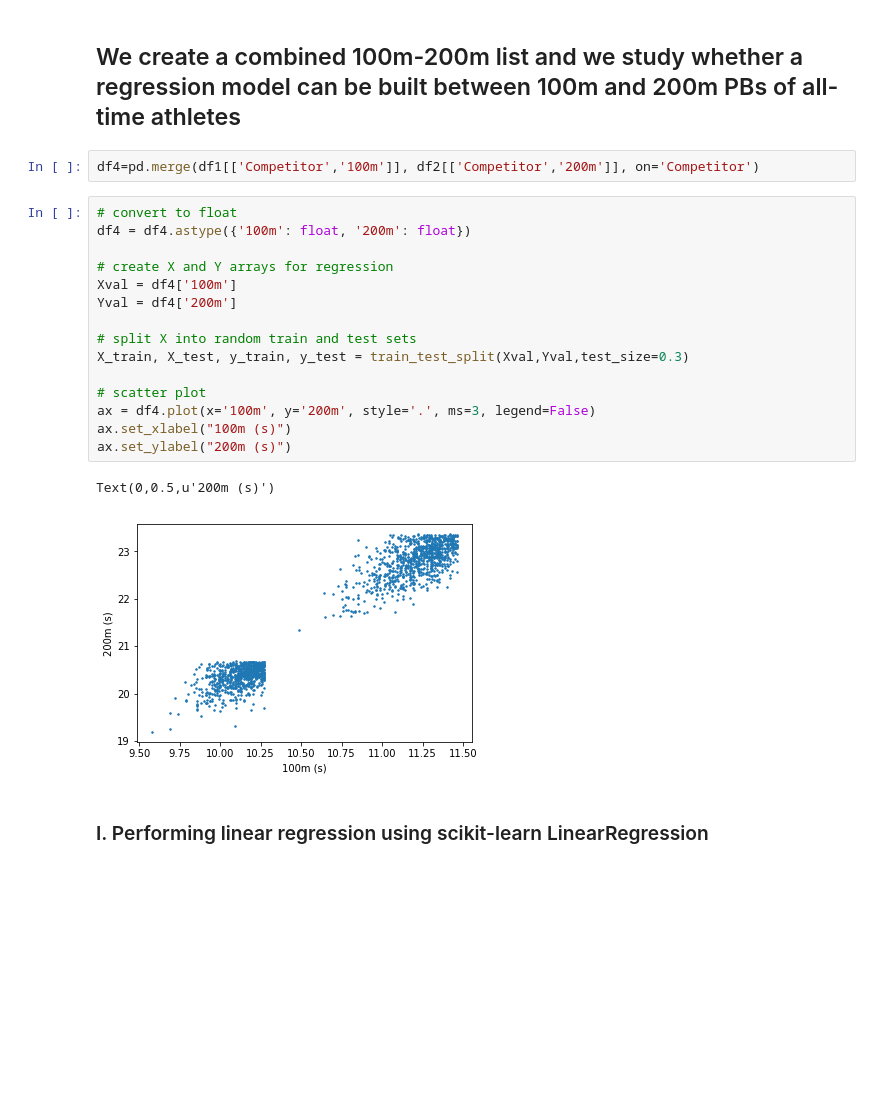
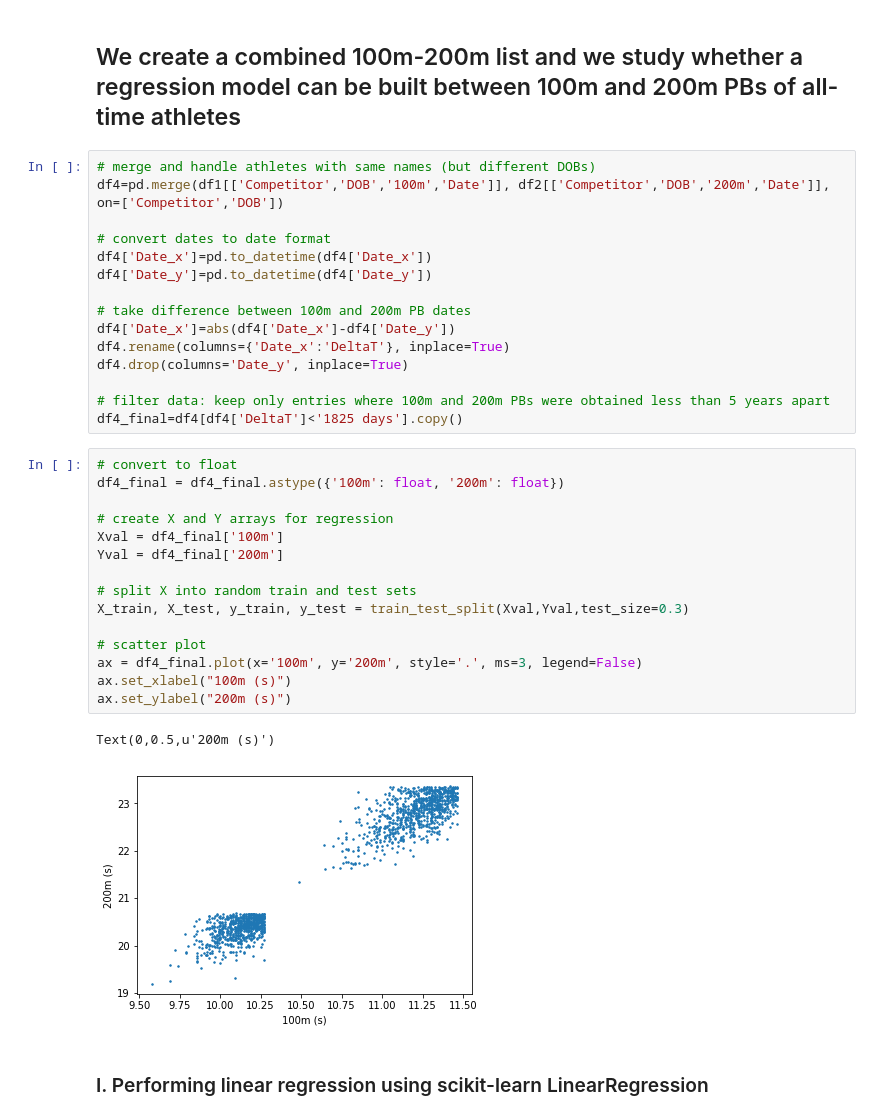
Before and after one commit to rmondini/trackandfield, a Jupyter notebook: mensprint.ipynb, the cells around one changed output. Saved outputs shown, nothing was run; the diff lists cells and outputs as text; blank space fills up the shorter version.

Commit message:
added filtering of data with 100-200 PBs more than 5 years apart

```diff
--- a/mensprint.ipynb
+++ b/mensprint.ipynb
@@ -347,26 +347,39 @@ df3.iloc[df3_posfinishindex]
 | 616 | Ben Youssef MEITÉ | 11 NOV 1986 | 14 AUG 2016 | 9.96 | CIV | 6 | 536 | 1220 | Rio de Janeiro (BRA) | +0.2 |
 # %% [markdown]
 ## We create a combined 100m-200m list and we study whether a regression model can be built between 100m and 200m PBs of all-time athletes ##
-# %%
-df4=pd.merge(df1[['Competitor','100m']], df2[['Competitor','200m']], on='Competitor')
+# %%
+# merge and handle athletes with same names (but different DOBs)
+df4=pd.merge(df1[['Competitor','DOB','100m','Date']], df2[['Competitor','DOB','200m','Date']], on=['Competitor','DOB'])
+
+# convert dates to date format
+df4['Date_x']=pd.to_datetime(df4['Date_x'])
+df4['Date_y']=pd.to_datetime(df4['Date_y'])
+
+# take difference between 100m and 200m PB dates
+df4['Date_x']=abs(df4['Date_x']-df4['Date_y'])
+df4.rename(columns={'Date_x':'DeltaT'}, inplace=True)
+df4.drop(columns='Date_y', inplace=True)
+
+# filter data: keep only entries where 100m and 200m PBs were obtained less than 5 years apart
+df4_final=df4[df4['DeltaT']<'1825 days'].copy()
 # %%
 # convert to float
-df4 = df4.astype({'100m': float, '200m': float})
+df4_final = df4_final.astype({'100m': float, '200m': float})
 
 # create X and Y arrays for regression
-Xval = df4['100m']
-Yval = df4['200m']
+Xval = df4_final['100m']
+Yval = df4_final['200m']
 
 # split X into random train and test sets
 X_train, X_test, y_train, y_test = train_test_split(Xval,Yval,test_size=0.3)
 
 # scatter plot
-ax = df4.plot(x='100m', y='200m', style='.', ms=3, legend=False)
+ax = df4_final.plot(x='100m', y='200m', style='.', ms=3, legend=False)
 ax.set_xlabel("100m (s)")
 ax.set_ylabel("200m (s)")
 # %% [output]
 Text(0,0.5,u'200m (s)')
-[figure, old version]
+[figure, new version]
 # %% [markdown]
 ### I. Performing linear regression using scikit-learn LinearRegression ###
 # %%
```
Also changed, not shown: parts of 6 cells of this notebook.
